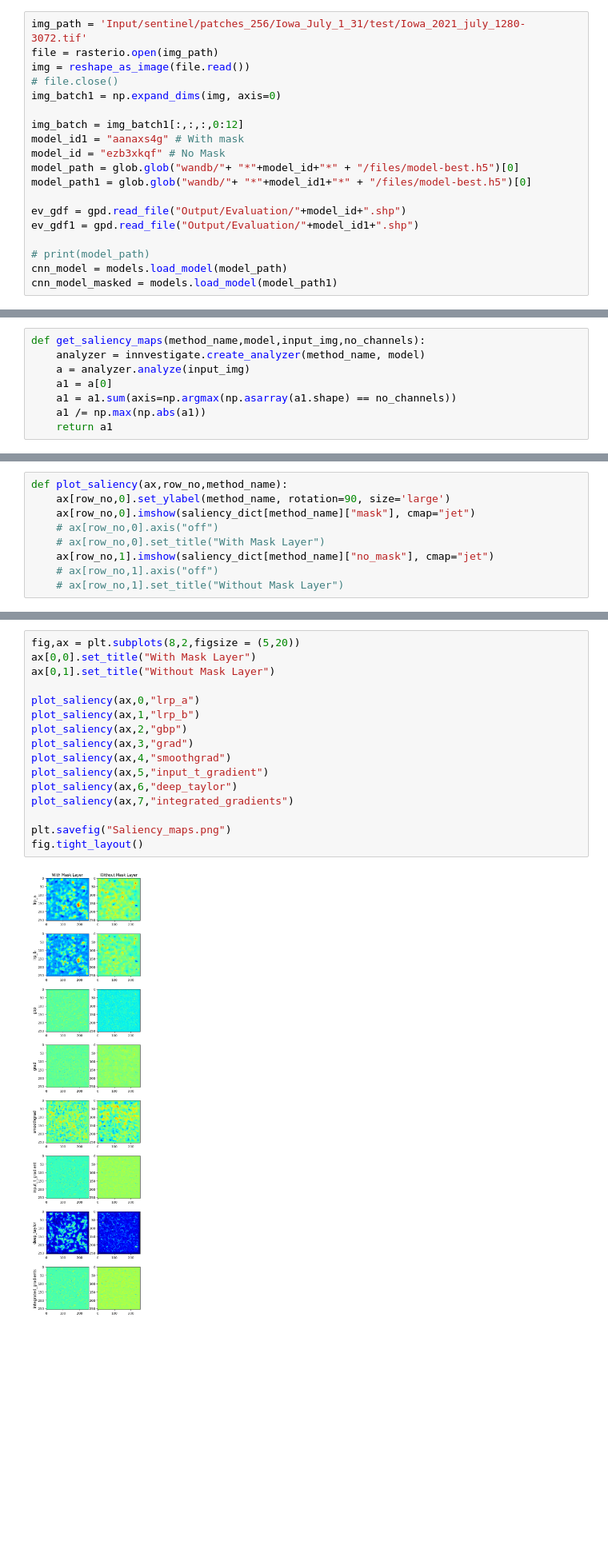
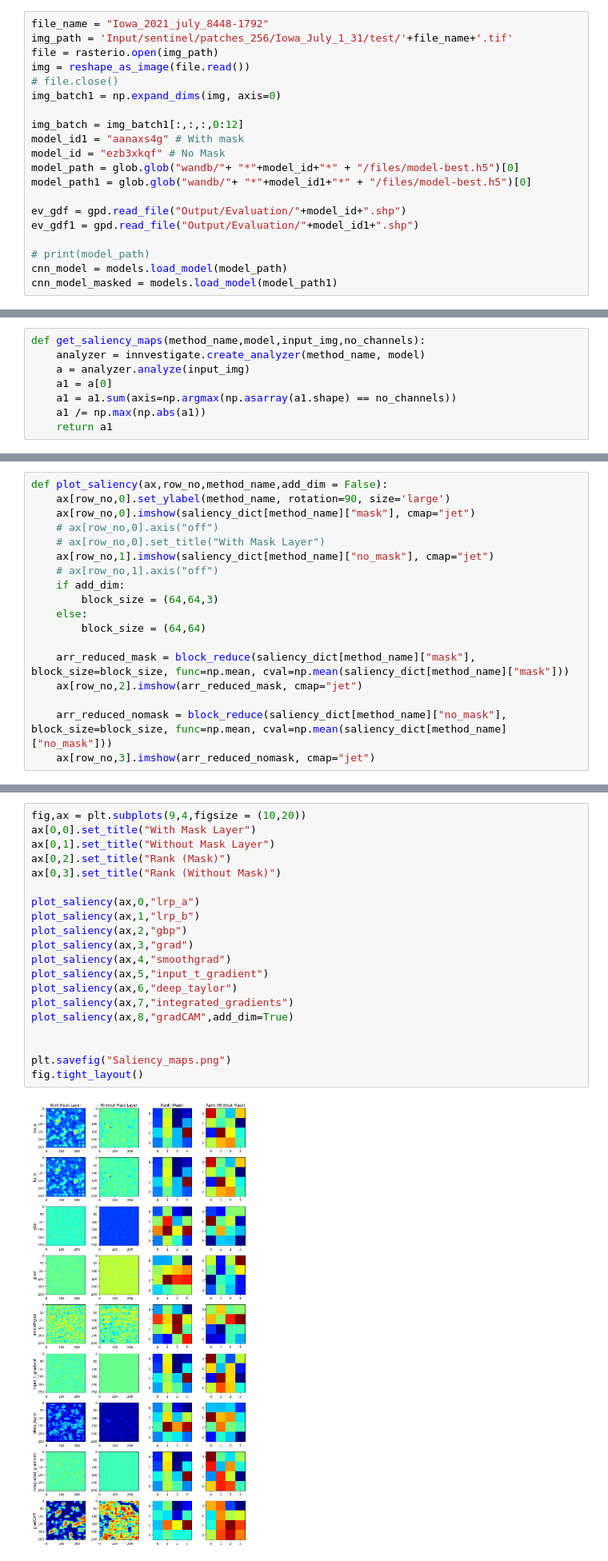
Before and after one commit to Arun-1997/Msc_Thesis, a Jupyter notebook: perturbation_analysis_incl_gradCAM.ipynb, the cells around one changed output, grey strips where cells are left out. Shown at 80% size. Drawn from its saved outputs; the diff is of its cells as text; blank space fills up the shorter version.

```diff
--- a/perturbation_analysis_incl_gradCAM.ipynb
+++ b/perturbation_analysis_incl_gradCAM.ipynb
@@ -15,5 +13,6 @@ tf.compat.v1.disable_eager_execution()
 # %%
-img_path = 'Input/sentinel/patches_256/Iowa_July_1_31/test/Iowa_2021_july_1280-3072.tif'
+file_name = "Iowa_2021_july_8448-1792"
+img_path = 'Input/sentinel/patches_256/Iowa_July_1_31/test/'+file_name+'.tif'
 file = rasterio.open(img_path)
 img = reshape_as_image(file.read())
 # file.close()
@@ -214,11 +200,20 @@ saliency_dict = {"lrp_a":{"mask":lrp_a_masked,
                         "no_mask":integrated_gradients},
                 }
 # %%
-def plot_saliency(ax,row_no,method_name):
+def plot_saliency(ax,row_no,method_name,add_dim = False):
     ax[row_no,0].set_ylabel(method_name, rotation=90, size='large')
     ax[row_no,0].imshow(saliency_dict[method_name]["mask"], cmap="jet")
     # ax[row_no,0].axis("off")
     # ax[row_no,0].set_title("With Mask Layer")
     ax[row_no,1].imshow(saliency_dict[method_name]["no_mask"], cmap="jet")
     # ax[row_no,1].axis("off")
-    # ax[row_no,1].set_title("Without Mask Layer")
+    if add_dim:
+        block_size = (64,64,3)
+    else:
+        block_size = (64,64)
+
+    arr_reduced_mask = block_reduce(saliency_dict[method_name]["mask"], block_size=block_size, func=np.mean, cval=np.mean(saliency_dict[method_name]["mask"]))
+    ax[row_no,2].imshow(arr_reduced_mask, cmap="jet")
+
+    arr_reduced_nomask = block_reduce(saliency_dict[method_name]["no_mask"], block_size=block_size, func=np.mean, cval=np.mean(saliency_dict[method_name]["no_mask"]))
+    ax[row_no,3].imshow(arr_reduced_nomask, cmap="jet")
@@ -225,18 +230,22 @@ def plot_saliency(ax,row_no,method_name):
 # %%
-fig,ax = plt.subplots(8,2,figsize = (5,20))
+fig,ax = plt.subplots(9,4,figsize = (10,20))
 ax[0,0].set_title("With Mask Layer")
 ax[0,1].set_title("Without Mask Layer")
+ax[0,2].set_title("Rank (Mask)")
+ax[0,3].set_title("Rank (Without Mask)")
 
 plot_saliency(ax,0,"lrp_a")
 plot_saliency(ax,1,"lrp_b")
 plot_saliency(ax,2,"gbp")
 plot_saliency(ax,3,"grad")
 plot_saliency(ax,4,"smoothgrad")
 plot_saliency(ax,5,"input_t_gradient")
 plot_saliency(ax,6,"deep_taylor")
 plot_saliency(ax,7,"integrated_gradients")
+plot_saliency(ax,8,"gradCAM",add_dim=True)
+
 
 plt.savefig("Saliency_maps.png")
 fig.tight_layout()
 # %% [output]
-[figure, old version]
+[figure, new version]
```
Also changed, not shown: parts of 11 cells of this notebook.
